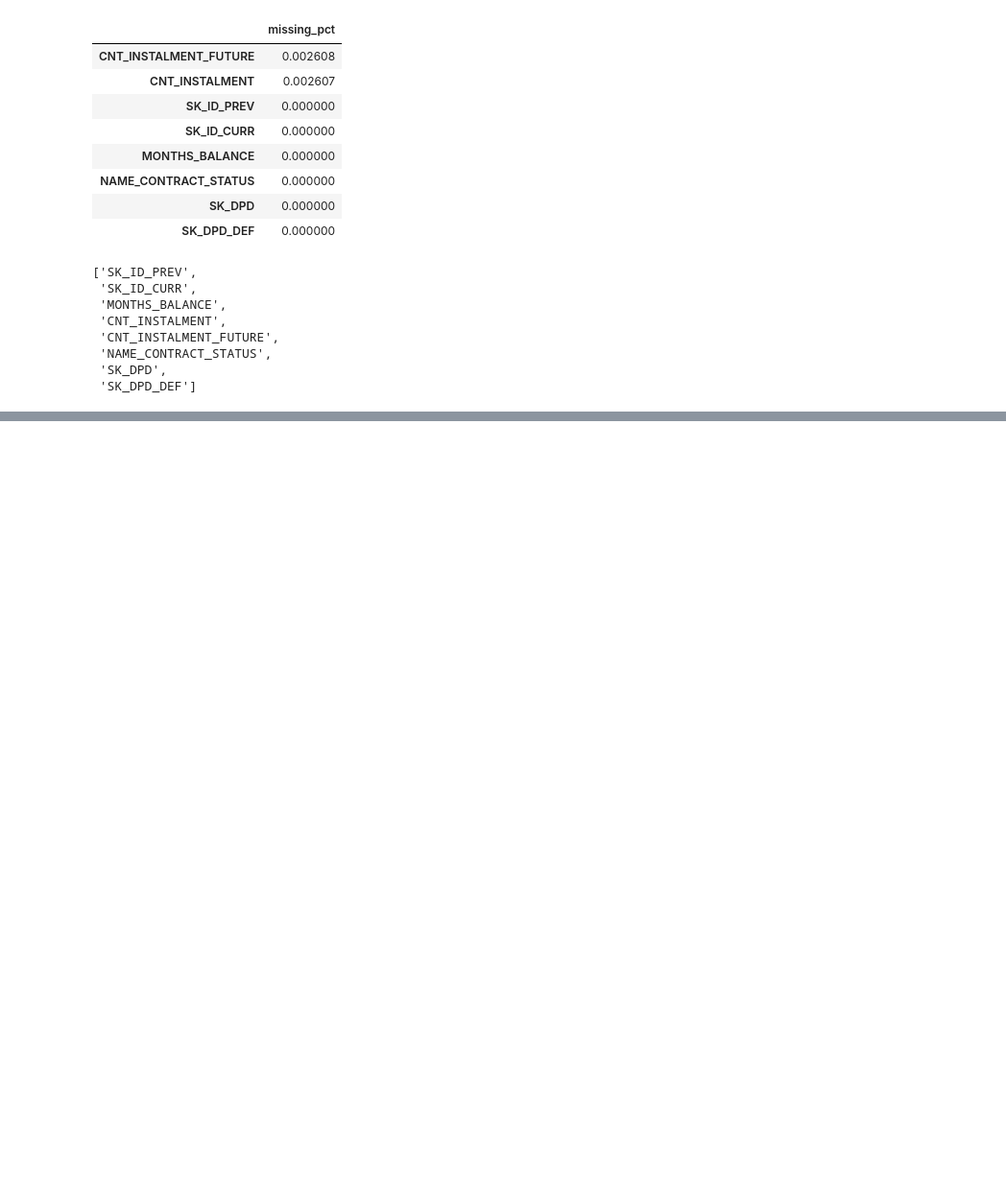
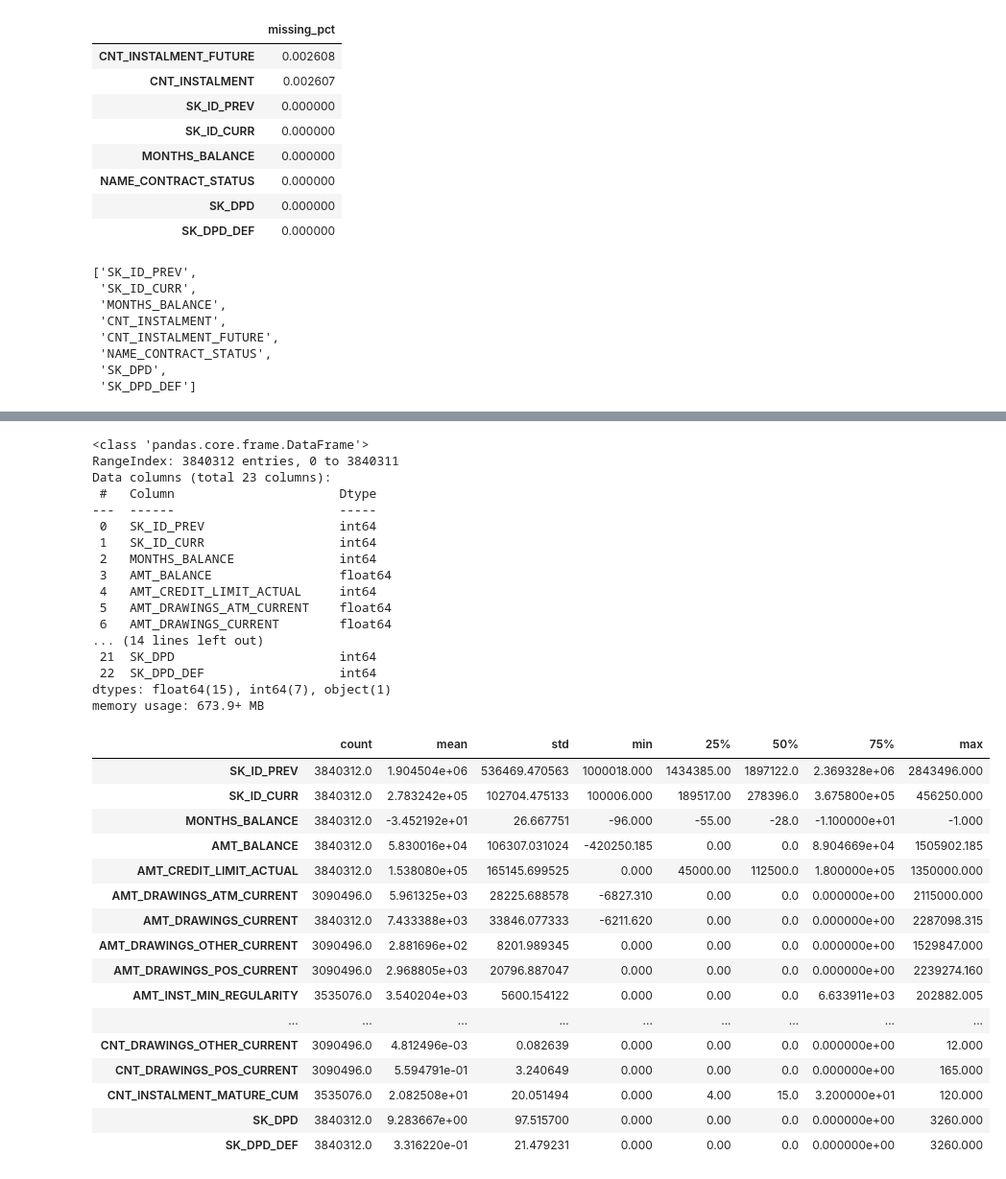
Before and after one commit to rabiadurgt/creditguard-ai, a Jupyter notebook: notebooks/02_eda.ipynb, the cells around one changed output, grey strips where cells are left out. Shown at 96% size. Drawn from its saved outputs; the diff is of its cells as text; code cells hidden in the pictures; blank space fills up the shorter version.

Commit message:
feat: add credit card balance feature engineering

```diff
--- a/notebooks/02_eda.ipynb
+++ b/notebooks/02_eda.ipynb
@@ -535,3 +535,13 @@ pos.columns.tolist()
  'NAME_CONTRACT_STATUS',
  'SK_DPD',
  'SK_DPD_DEF']
+# %%
+import pandas as pd
+
+credit_card = pd.read_csv(
+    "../data/raw/credit_card_balance.csv"
+)
+
+print(credit_card.shape)
+
+credit_card.head()
@@ -537,0 +557,39 @@ pos.columns.tolist()
+# %%
+credit_card.info()
+
+credit_card.describe().T
+# %% [output]
+<class 'pandas.core.frame.DataFrame'>
+RangeIndex: 3840312 entries, 0 to 3840311
+Data columns (total 23 columns):
+ #   Column                      Dtype
+---  ------                      -----
+ 0   SK_ID_PREV                  int64
+ 1   SK_ID_CURR                  int64
+ 2   MONTHS_BALANCE              int64
+ 3   AMT_BALANCE                 float64
+ 4   AMT_CREDIT_LIMIT_ACTUAL     int64
+ 5   AMT_DRAWINGS_ATM_CURRENT    float64
+ 6   AMT_DRAWINGS_CURRENT        float64
+... (14 lines left out)
+ 21  SK_DPD                      int64
+ 22  SK_DPD_DEF                  int64
+dtypes: float64(15), int64(7), object(1)
+memory usage: 673.9+ MB
+|  | count | mean | std | min | 25% | 50% | 75% | max |
+| SK_ID_PREV | 3840312.0 | 1.904504e+06 | 536469.470563 | 1000018.000 | 1434385.00 | 1897122.0 | 2.369328e+06 | 2843496.000 |
+| SK_ID_CURR | 3840312.0 | 2.783242e+05 | 102704.475133 | 100006.000 | 189517.00 | 278396.0 | 3.675800e+05 | 456250.000 |
+| MONTHS_BALANCE | 3840312.0 | -3.452192e+01 | 26.667751 | -96.000 | -55.00 | -28.0 | -1.100000e+01 | -1.000 |
+| AMT_BALANCE | 3840312.0 | 5.830016e+04 | 106307.031024 | -420250.185 | 0.00 | 0.0 | 8.904669e+04 | 1505902.185 |
+| AMT_CREDIT_LIMIT_ACTUAL | 3840312.0 | 1.538080e+05 | 165145.699525 | 0.000 | 45000.00 | 112500.0 | 1.800000e+05 | 1350000.000 |
+| AMT_DRAWINGS_ATM_CURRENT | 3090496.0 | 5.961325e+03 | 28225.688578 | -6827.310 | 0.00 | 0.0 | 0.000000e+00 | 2115000.000 |
+| AMT_DRAWINGS_CURRENT | 3840312.0 | 7.433388e+03 | 33846.077333 | -6211.620 | 0.00 | 0.0 | 0.000000e+00 | 2287098.315 |
+| AMT_DRAWINGS_OTHER_CURRENT | 3090496.0 | 2.881696e+02 | 8201.989345 | 0.000 | 0.00 | 0.0 | 0.000000e+00 | 1529847.000 |
+| AMT_DRAWINGS_POS_CURRENT | 3090496.0 | 2.968805e+03 | 20796.887047 | 0.000 | 0.00 | 0.0 | 0.000000e+00 | 2239274.160 |
+| AMT_INST_MIN_REGULARITY | 3535076.0 | 3.540204e+03 | 5600.154122 | 0.000 | 0.00 | 0.0 | 6.633911e+03 | 202882.005 |
+| ... | ... | ... | ... | ... | ... | ... | ... | ... |
+| CNT_DRAWINGS_OTHER_CURRENT | 3090496.0 | 4.812496e-03 | 0.082639 | 0.000 | 0.00 | 0.0 | 0.000000e+00 | 12.000 |
+| CNT_DRAWINGS_POS_CURRENT | 3090496.0 | 5.594791e-01 | 3.240649 | 0.000 | 0.00 | 0.0 | 0.000000e+00 | 165.000 |
+| CNT_INSTALMENT_MATURE_CUM | 3535076.0 | 2.082508e+01 | 20.051494 | 0.000 | 4.00 | 15.0 | 3.200000e+01 | 120.000 |
+| SK_DPD | 3840312.0 | 9.283667e+00 | 97.515700 | 0.000 | 0.00 | 0.0 | 0.000000e+00 | 3260.000 |
+| SK_DPD_DEF | 3840312.0 | 3.316220e-01 | 21.479231 | 0.000 | 0.00 | 0.0 | 0.000000e+00 | 3260.000 |
```
Also changed, not shown: parts of 2 cells of this notebook, 6 other files.
